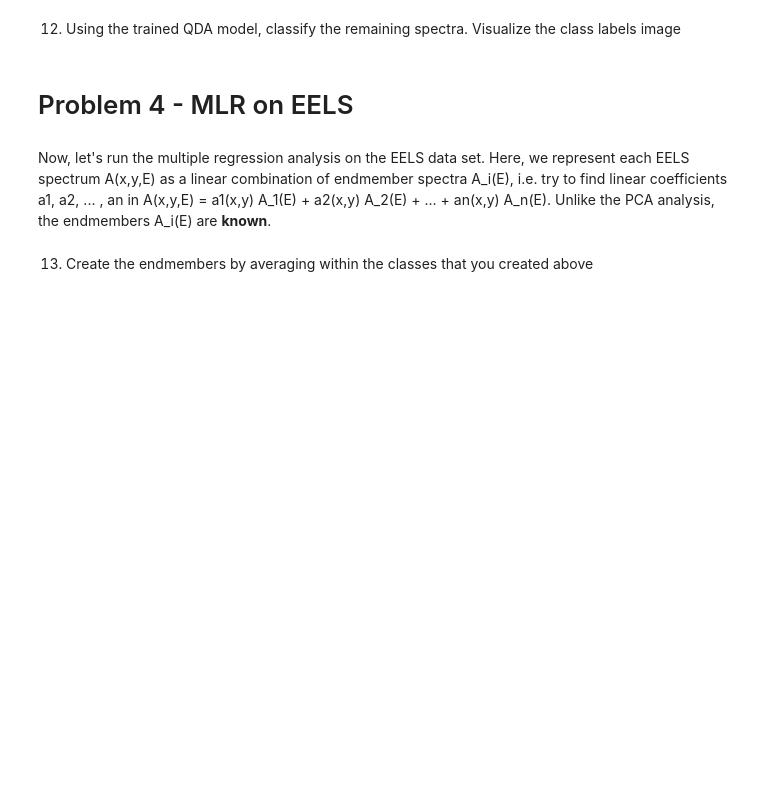
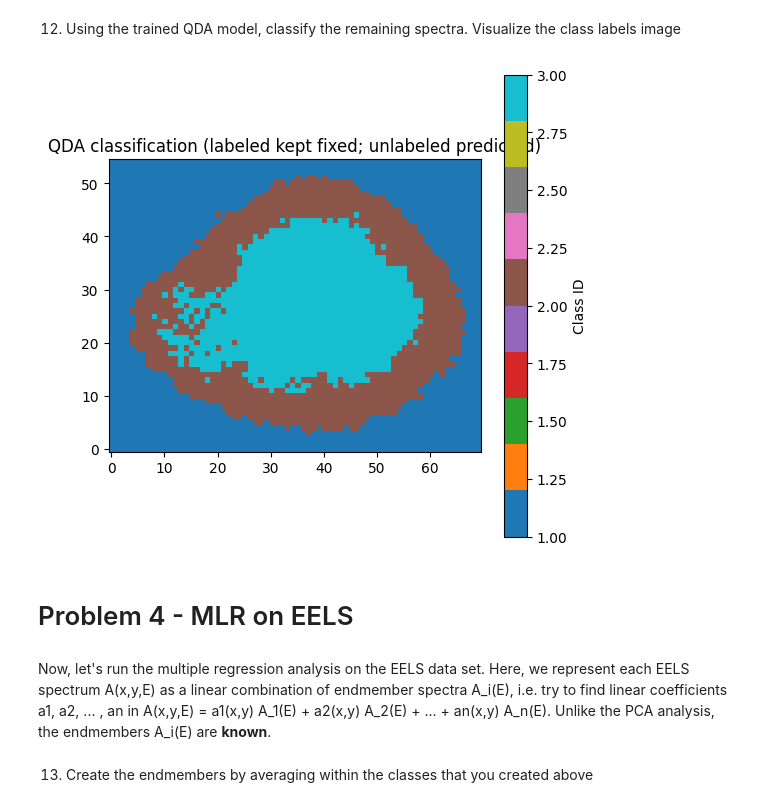
Before and after one commit to smoody-mines/MSE504, a Jupyter notebook: Homework_6.ipynb, the cells around one changed output. Cells and saved outputs as stored; diff of their text form; code cells hidden in the pictures; blank space fills up the shorter version.

```diff
--- a/Homework_6.ipynb
+++ b/Homework_6.ipynb
@@ -405,5 +490,51 @@ Abundance maps...
 # %% [markdown]
 12. Using the trained QDA model, classify the remaining spectra. Visualize the class labels image
+# %%
+from sklearn.decomposition import PCA
+from sklearn.discriminant_analysis import QuadraticDiscriminantAnalysis as QDA
+import numpy as np
+import matplotlib.pyplot as plt
+
+# ---- 0) Flatten and build masks ----
+X_flat = hdata.reshape(d1*d2, d3).astype(np.float64)
+y_flat = labels.flatten()            # labels: 0 = unlabeled, 1/2/3 = your classes
+train_mask = y_flat > 0              # only your hand-labeled pixels
+unlab_mask = ~train_mask
+
+# ---- 1) Consistent per-spectrum normalization (train & all) ----
+def normalize_rows(A):
+    maxv = A.max(axis=1, keepdims=True)
+    return A / (maxv + 1e-9)
+
+X_train = X_flat[train_mask]
+y_train = y_flat[train_mask]
+
+X_train_n = normalize_rows(X_train)
+X_all_n   = normalize_rows(X_flat)
+
+# ---- 2) Dimensionality reduction: fit PCA on TRAIN, apply to ALL ----
+pca_feat = PCA(n_components=8, random_state=42)
+X_train_p = pca_feat.fit_transform(X_train_n)
+X_all_p   = pca_feat.transform(X_all_n)
+
+# ---- 3) Train QDA (mild regularization helps) ----
+qda = QDA(reg_param=0.30)
+qda.fit(X_train_p, y_train)
+
+# ---- 4) Predict ONLY for unlabeled pixels; keep labeled as-is ----
+y_pred_full = y_flat.copy()
+y_pred_full[unlab_mask] = qda.predict(X_all_p[unlab_mask])
+
+# ---- 5) Visualize final class-label image ----
+qda_map_final = y_pred_full.reshape(d1, d2)
+
+plt.figure(figsize=(6,6))
+plt.imshow(qda_map_final, cmap='tab10', origin='lower')
+plt.title('QDA classification (labeled kept fixed; unlabeled predicted)')
+plt.colorbar(label='Class ID')
+plt.show()
+# %% [output]
+[figure, added]
 # %% [markdown]
 # Problem 4 - MLR on EELS
 # %% [markdown]
```
Also changed, not shown: parts of 8 cells of this notebook.
